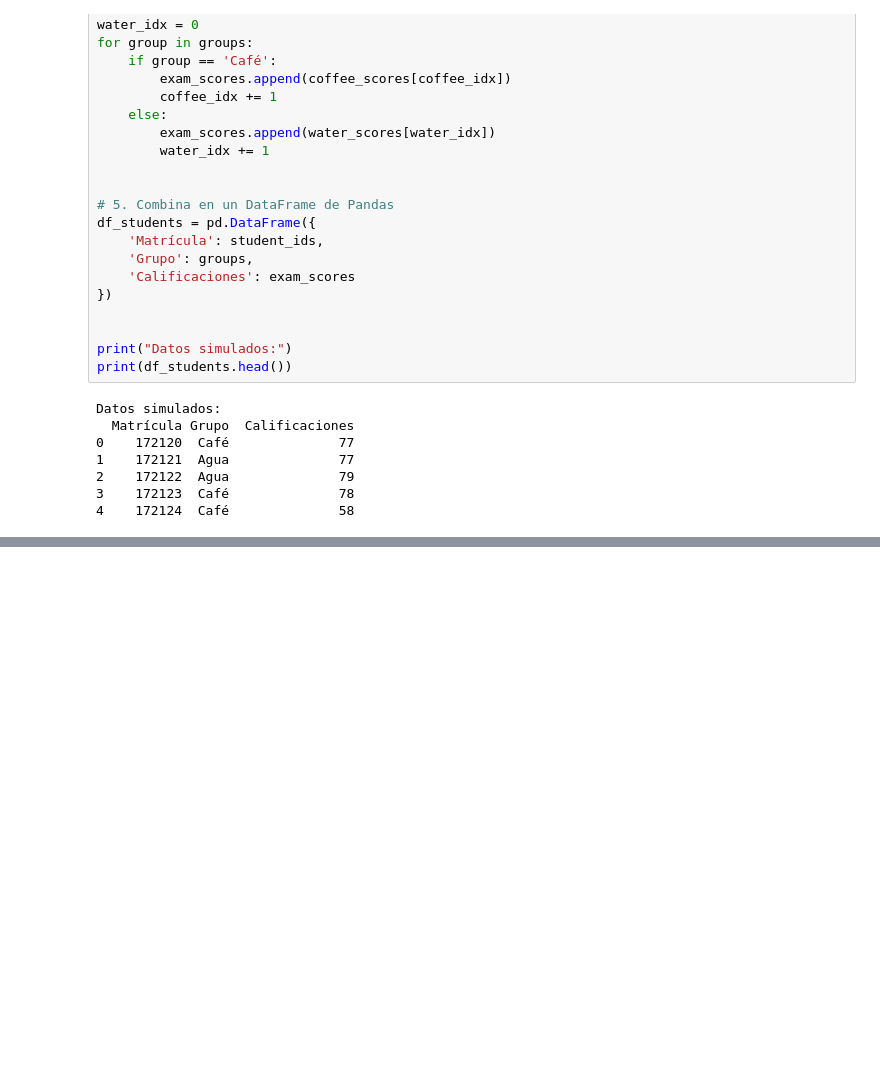
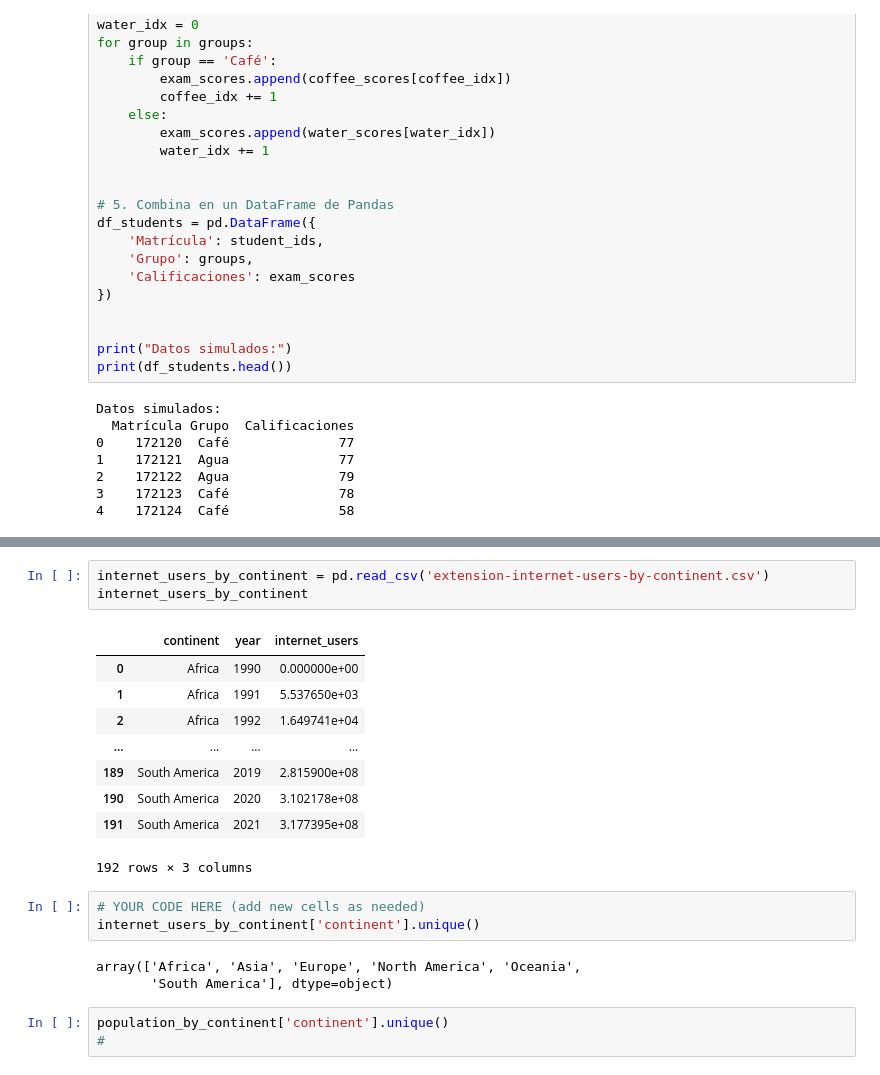
Before and after one commit to JordanMedinaOrtiz/mineria-datos, a Jupyter notebook: Mineria_datos.ipynb, the cells around one changed output, grey strips where cells are left out. Cells and saved outputs as stored; diff of their text form; blank space fills up the shorter version.

```diff
--- a/Mineria_datos.ipynb
+++ b/Mineria_datos.ipynb
@@ -1425,0 +1464,22 @@ Datos simulados:
+# %%
+internet_users_by_continent = pd.read_csv('extension-internet-users-by-continent.csv')
+internet_users_by_continent
+# %% [output]
+|  | continent | year | internet_users |
+| 0 | Africa | 1990 | 0.000000e+00 |
+| 1 | Africa | 1991 | 5.537650e+03 |
+| 2 | Africa | 1992 | 1.649741e+04 |
+| ... | ... | ... | ... |
+| 189 | South America | 2019 | 2.815900e+08 |
+| 190 | South America | 2020 | 3.102178e+08 |
+| 191 | South America | 2021 | 3.177395e+08 |
+192 rows × 3 columns
+# %%
+# YOUR CODE HERE (add new cells as needed)
+internet_users_by_continent['continent'].unique()
+# %% [output]
+array(['Africa', 'Asia', 'Europe', 'North America', 'Oceania',
+       'South America'], dtype=object)
+# %%
+population_by_continent['continent'].unique()
+#
```
Also changed, not shown: parts of 9 cells of this notebook.
